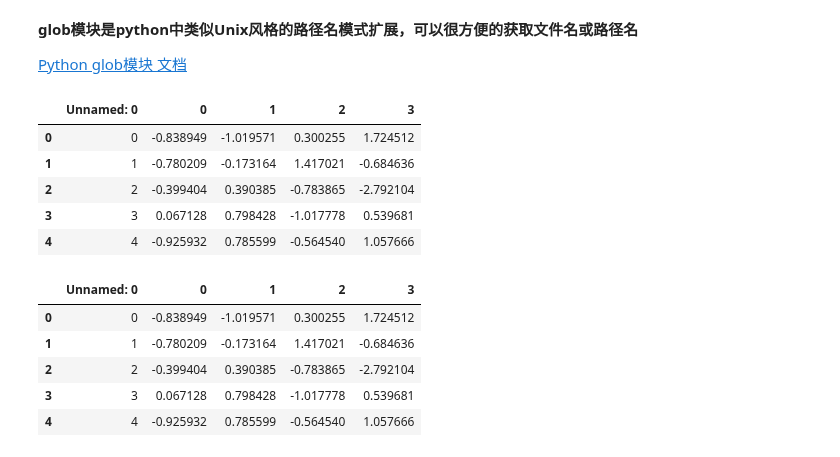
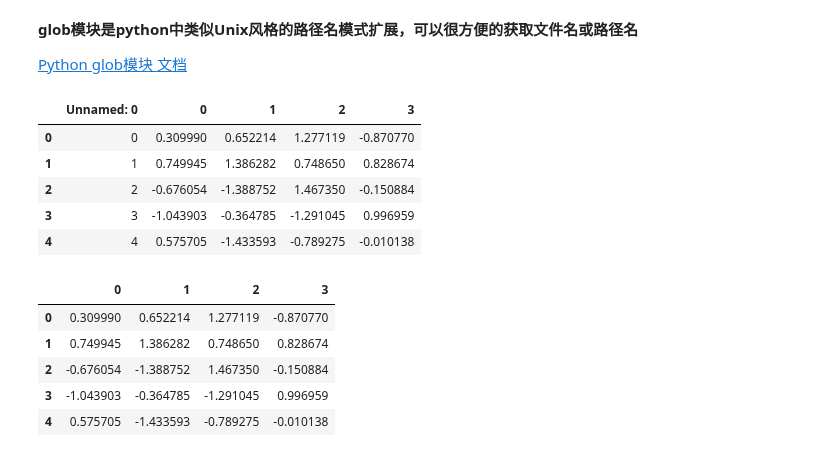
Before and after one commit to Frozoto1/Notebook, a Jupyter notebook: Python数据分析中的小技巧.ipynb, the cells around one changed output. Saved outputs shown, nothing was run; the diff lists cells and outputs as text; code cells hidden in the pictures.

```diff
--- a/Python数据分析中的小技巧.ipynb
+++ b/Python数据分析中的小技巧.ipynb
@@ -50,25 +50,25 @@ import glob
 
 [Python glob模块 文档](https://docs.python.org/3/library/glob.html)
 # %%
-files = glob.glob('file_*.csv')
+files = glob.glob('./data/little_test_data/file_*.csv')
 result = pd.concat([pd.read_csv(f) for f in files], ignore_index=True)
 result.head()
 # %% [output]
 |  | Unnamed: 0 | 0 | 1 | 2 | 3 |
-| 0 | 0 | -0.838949 | -1.019571 | 0.300255 | 1.724512 |
-| 1 | 1 | -0.780209 | -0.173164 | 1.417021 | -0.684636 |
-| 2 | 2 | -0.399404 | 0.390385 | -0.783865 | -2.792104 |
-| 3 | 3 | 0.067128 | 0.798428 | -1.017778 | 0.539681 |
-| 4 | 4 | -0.925932 | 0.785599 | -0.564540 | 1.057666 |
+| 0 | 0 | 0.309990 | 0.652214 | 1.277119 | -0.870770 |
+| 1 | 1 | 0.749945 | 1.386282 | 0.748650 | 0.828674 |
+| 2 | 2 | -0.676054 | -1.388752 | 1.467350 | -0.150884 |
+| 3 | 3 | -1.043903 | -0.364785 | -1.291045 | 0.996959 |
+| 4 | 4 | 0.575705 | -1.433593 | -0.789275 | -0.010138 |
 # %%
 #删除第一列的内容
 result.drop(['Unnamed: 0'], axis=1, inplace=True)
 # %%
 result.head()
 # %% [output]
-|  | Unnamed: 0 | 0 | 1 | 2 | 3 |
-| 0 | 0 | -0.838949 | -1.019571 | 0.300255 | 1.724512 |
-| 1 | 1 | -0.780209 | -0.173164 | 1.417021 | -0.684636 |
-| 2 | 2 | -0.399404 | 0.390385 | -0.783865 | -2.792104 |
-| 3 | 3 | 0.067128 | 0.798428 | -1.017778 | 0.539681 |
-| 4 | 4 | -0.925932 | 0.785599 | -0.564540 | 1.057666 |
+|  | 0 | 1 | 2 | 3 |
+| 0 | 0.309990 | 0.652214 | 1.277119 | -0.870770 |
+| 1 | 0.749945 | 1.386282 | 0.748650 | 0.828674 |
+| 2 | -0.676054 | -1.388752 | 1.467350 | -0.150884 |
+| 3 | -1.043903 | -0.364785 | -1.291045 | 0.996959 |
+| 4 | 0.575705 | -1.433593 | -0.789275 | -0.010138 |
```
Also changed, not shown: parts of 1 cell of this notebook, 16 other files.
